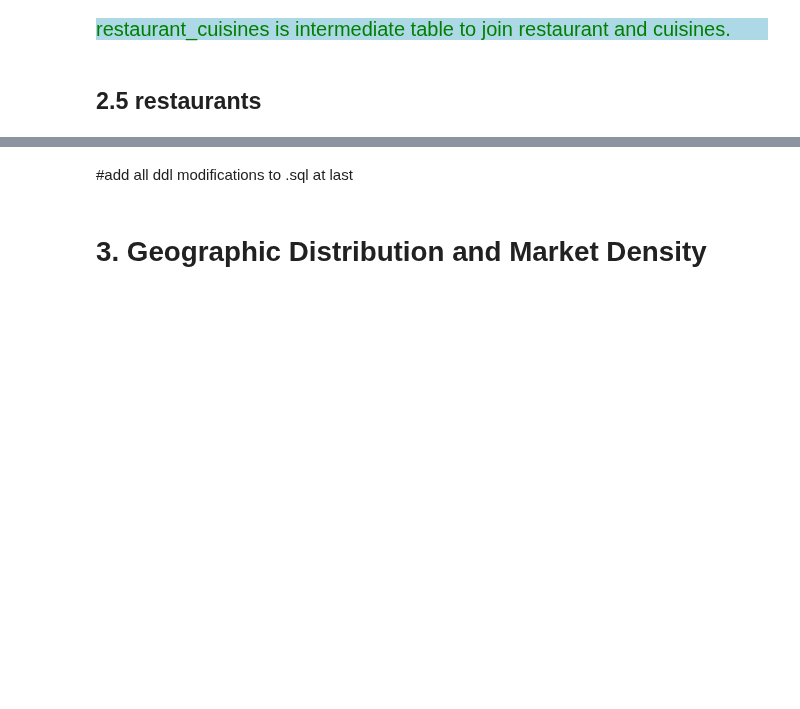
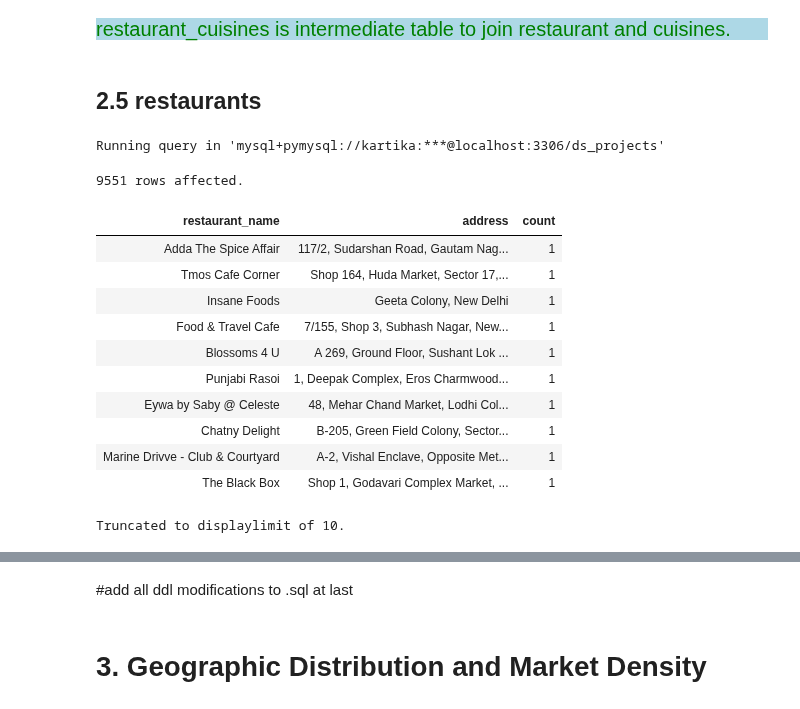
Before and after one commit to Kartika-Nidhi/Restaurant_Analysis_SQL, a Jupyter notebook: Restaurant_Analysis_SQl.ipynb, the cells around one changed output, grey strips where cells are left out. Saved outputs shown, nothing was run; the diff lists cells and outputs as text; code cells hidden in the pictures; blank space fills up the shorter version.

Commit message:
individual table inspection completed

```diff
--- a/Restaurant_Analysis_SQl.ipynb
+++ b/Restaurant_Analysis_SQl.ipynb
@@ -353,3 +346,25 @@ Truncated to displaylimit of 10.
 <div style = "background-color:lightblue; color:green; font-size:20px; text-align:justify">restaurant_cuisines is intermediate table to join restaurant and cuisines.
 # %% [markdown]
 ## 2.5 restaurants
+# %%
+%%sql
+
+SELECT restaurant_name, address, COUNT(*) AS count
+FROM restaurants
+GROUP BY restaurant_name, address
+ORDER BY count DESC;
+# %% [output]
+Running query in 'mysql+pymysql://kartika:***@localhost:3306/ds_projects'
+9551 rows affected.
+| restaurant_name | address | count |
+| Adda The Spice Affair | 117/2, Sudarshan Road, Gautam Nag... | 1 |
+| Tmos Cafe Corner | Shop 164, Huda Market, Sector 17,... | 1 |
+| Insane Foods | Geeta Colony, New Delhi | 1 |
+| Food & Travel Cafe | 7/155, Shop 3, Subhash Nagar, New... | 1 |
+| Blossoms 4 U | A 269, Ground Floor, Sushant Lok ... | 1 |
+| Punjabi Rasoi | 1, Deepak Complex, Eros Charmwood... | 1 |
+| Eywa by Saby @ Celeste | 48, Mehar Chand Market, Lodhi Col... | 1 |
+| Chatny Delight | B-205, Green Field Colony, Sector... | 1 |
+| Marine Drivve - Club & Courtyard | A-2, Vishal Enclave, Opposite Met... | 1 |
+| The Black Box | Shop 1, Godavari Complex Market, ... | 1 |
+Truncated to displaylimit of 10.
```
Also changed, not shown: parts of 8 cells of this notebook.
